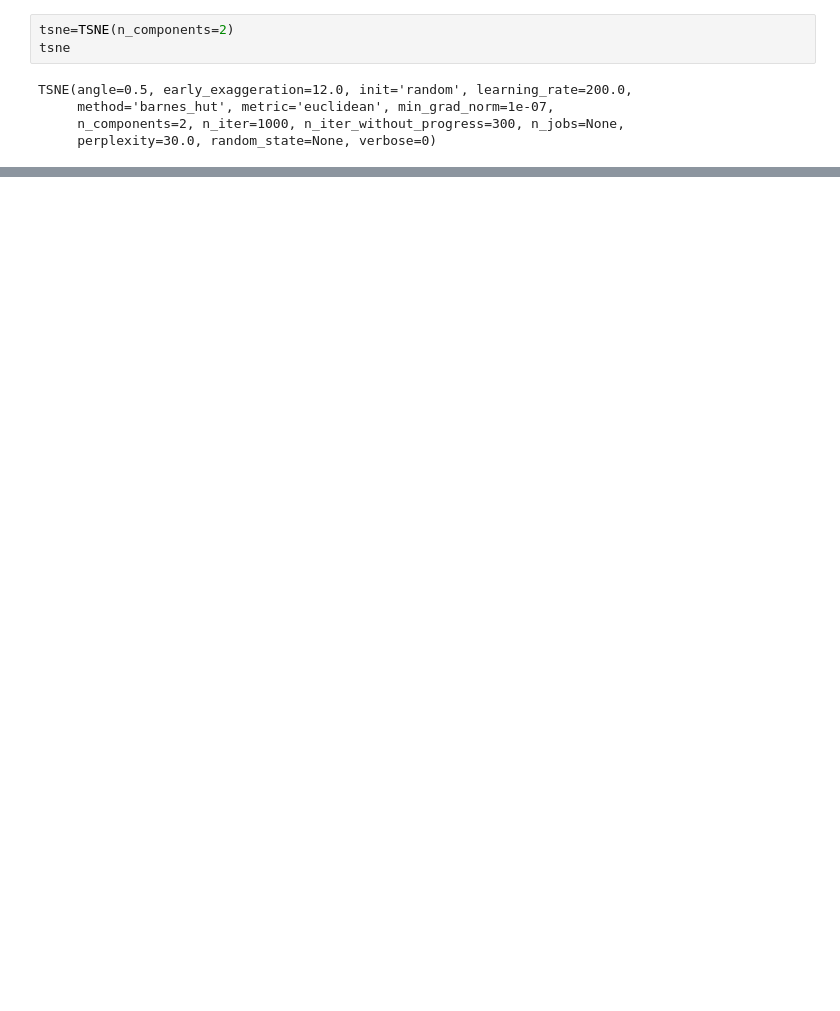
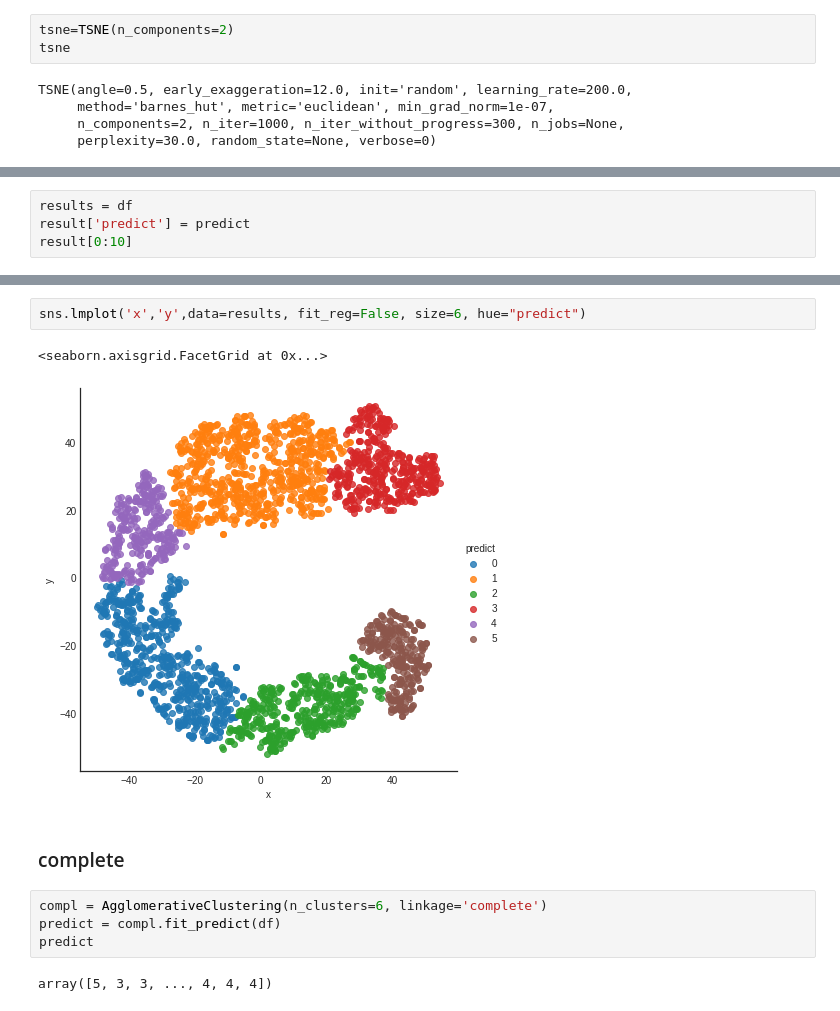
Before and after one commit to analyst-rhie/data-collection-information, a Jupyter notebook: [3강]_NLP_자연어처리_군집분석_이수안컴퓨터연구소.ipynb, the cells around one changed output, grey strips where cells are left out. Cells and saved outputs as stored; diff of their text form; blank space fills up the shorter version.

```diff
--- a/[3강]_NLP_자연어처리_군집분석_이수안컴퓨터연구소.ipynb
+++ b/[3강]_NLP_자연어처리_군집분석_이수안컴퓨터연구소.ipynb
@@ -236,0 +291,4 @@ https://www.youtube.com/watch?v=YJSHBQj8zbU&list=PL7ZVZgsnLwEEoHQAElEPg7l7T6nt25
+# %%
+results = df
+result['predict'] = predict
+result[0:10]
@@ -236,0 +307,13 @@ https://www.youtube.com/watch?v=YJSHBQj8zbU&list=PL7ZVZgsnLwEEoHQAElEPg7l7T6nt25
+# %%
+sns.lmplot('x','y',data=results, fit_reg=False, size=6, hue="predict")
+# %% [output]
+<seaborn.axisgrid.FacetGrid at 0x...>
+[figure, added]
+# %% [markdown]
+### complete
+# %%
+compl = AgglomerativeClustering(n_clusters=6, linkage='complete')
+predict = compl.fit_predict(df)
+predict
+# %% [output]
+array([5, 3, 3, ..., 4, 4, 4])
```
Also changed, not shown: parts of 36 cells of this notebook.
